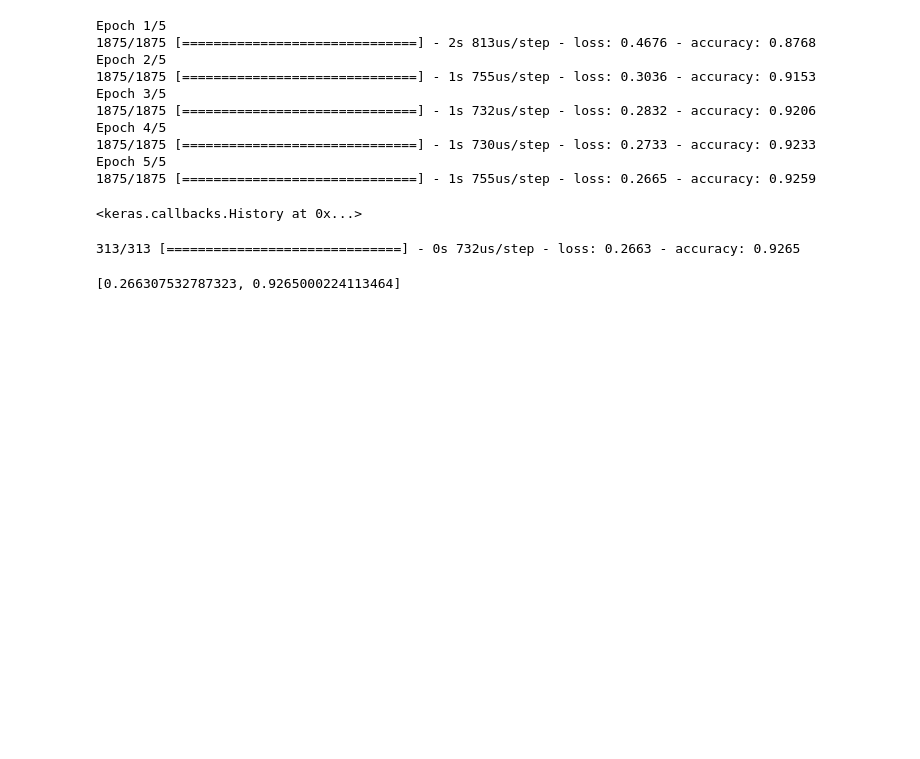
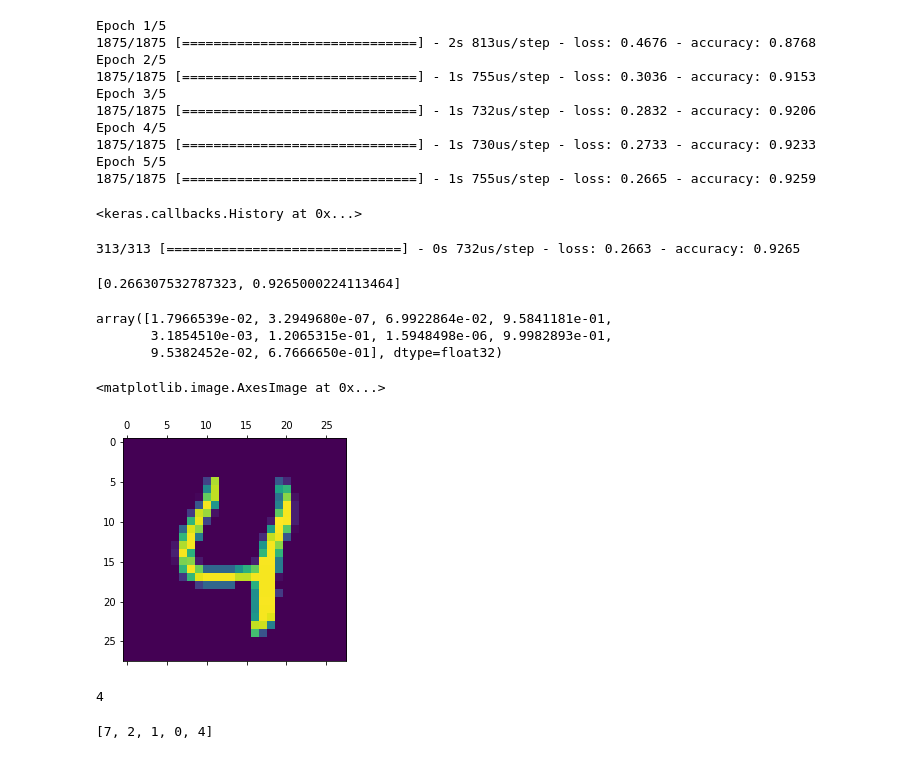
Before and after one commit to chwasiq0569/-Handwritten_Digits_Classification, a Jupyter notebook: File.ipynb, the cells around one changed output. Drawn from its saved outputs; the diff is of its cells as text; code cells hidden in the pictures; blank space fills up the shorter version.

```diff
--- a/File.ipynb
+++ b/File.ipynb
@@ -59,0 +62,19 @@ model.evaluate(X_test_flattened, y_test)
+# %%
+y_predicted[0]
+# %% [output]
+array([1.7966539e-02, 3.2949680e-07, 6.9922864e-02, 9.5841181e-01,
+       3.1854510e-03, 1.2065315e-01, 1.5948498e-06, 9.9982893e-01,
+       9.5382452e-02, 6.7666650e-01], dtype=float32)
+# %%
+plt.matshow(X_test[4])
+# %% [output]
+<matplotlib.image.AxesImage at 0x...>
+[figure, added]
+# %%
+np.argmax(y_predicted[4])
+# %% [output]
+4
+# %%
+y_predicted_labels = [np.argmax(i) for i in y_predicted]
+# %% [output]
+[7, 2, 1, 0, 4]
```
Also changed, not shown: parts of 5 cells of this notebook.
